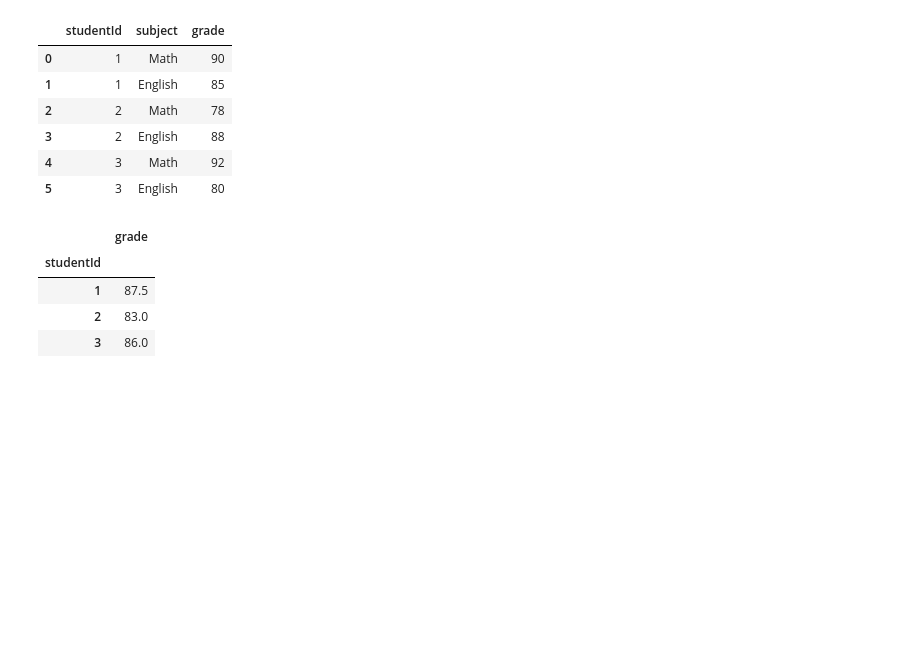
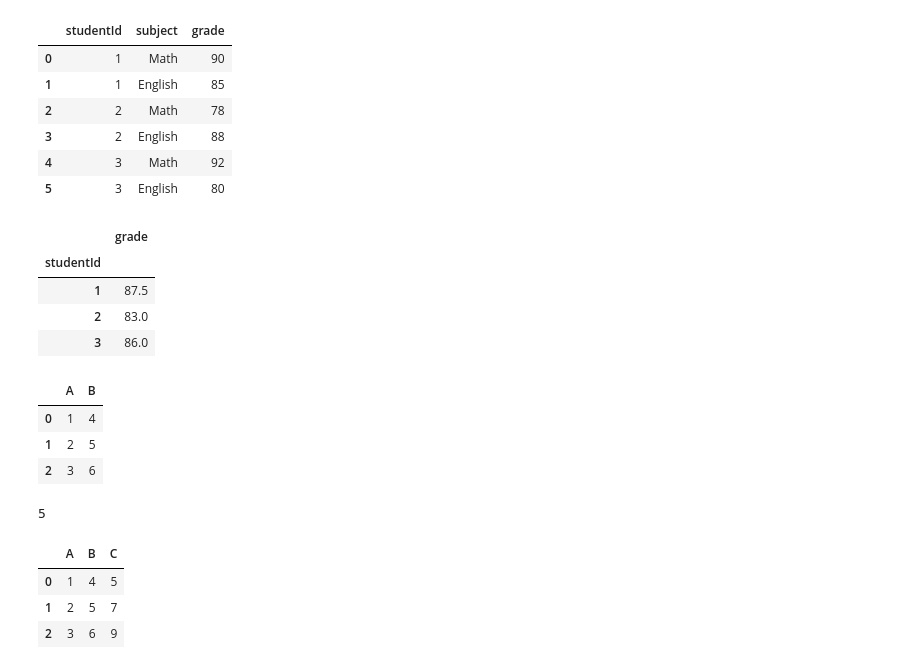
Before and after one commit to eliaselhaddad/Machine-learning-Elias-El-Haddad, a Jupyter notebook: Notes.ipynb, the cells around one changed output. Saved outputs shown, nothing was run; the diff lists cells and outputs as text; code cells hidden in the pictures; blank space fills up the shorter version.

```diff
--- a/Notes.ipynb
+++ b/Notes.ipynb
@@ -188,3 +188,32 @@ avg_grade
 | 1 | 87.5 |
 | 2 | 83.0 |
 | 3 | 86.0 |
+# %%
+import pandas as pd
+
+# Create a small example DataFrame
+data = {'A': [1, 2, 3], 'B': [4, 5, 6]}
+example_df = pd.DataFrame(data)
+example_df
+# %% [output]
+|  | A | B |
+| 0 | 1 | 4 |
+| 1 | 2 | 5 |
+| 2 | 3 | 6 |
+# %%
+# Define a simple function that takes two arguments and returns their sum
+def add(a, b):
+    return a + b
+
+add(1, 4)
+# %% [output]
+5
+# %%
+# Apply the function to each row of the DataFrame using a lambda function and axis=1
+example_df['C'] = example_df.apply(lambda row: add(row['A'], row['B']), axis=1) # axis=1 means that we apply the function to each row
+example_df
+# %% [output]
+|  | A | B | C |
+| 0 | 1 | 4 | 5 |
+| 1 | 2 | 5 | 7 |
+| 2 | 3 | 6 | 9 |
```
Also changed, not shown: 1 other file.
